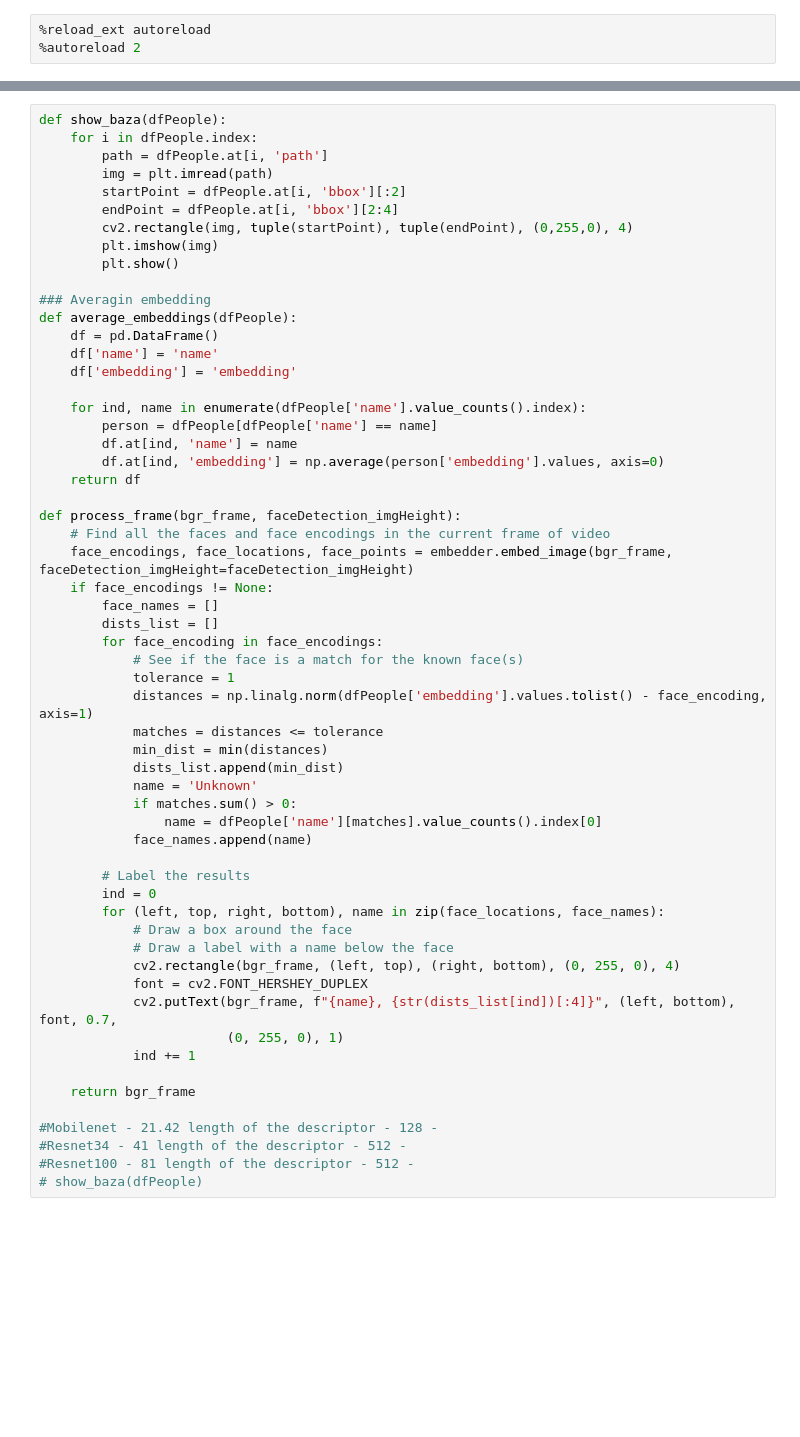
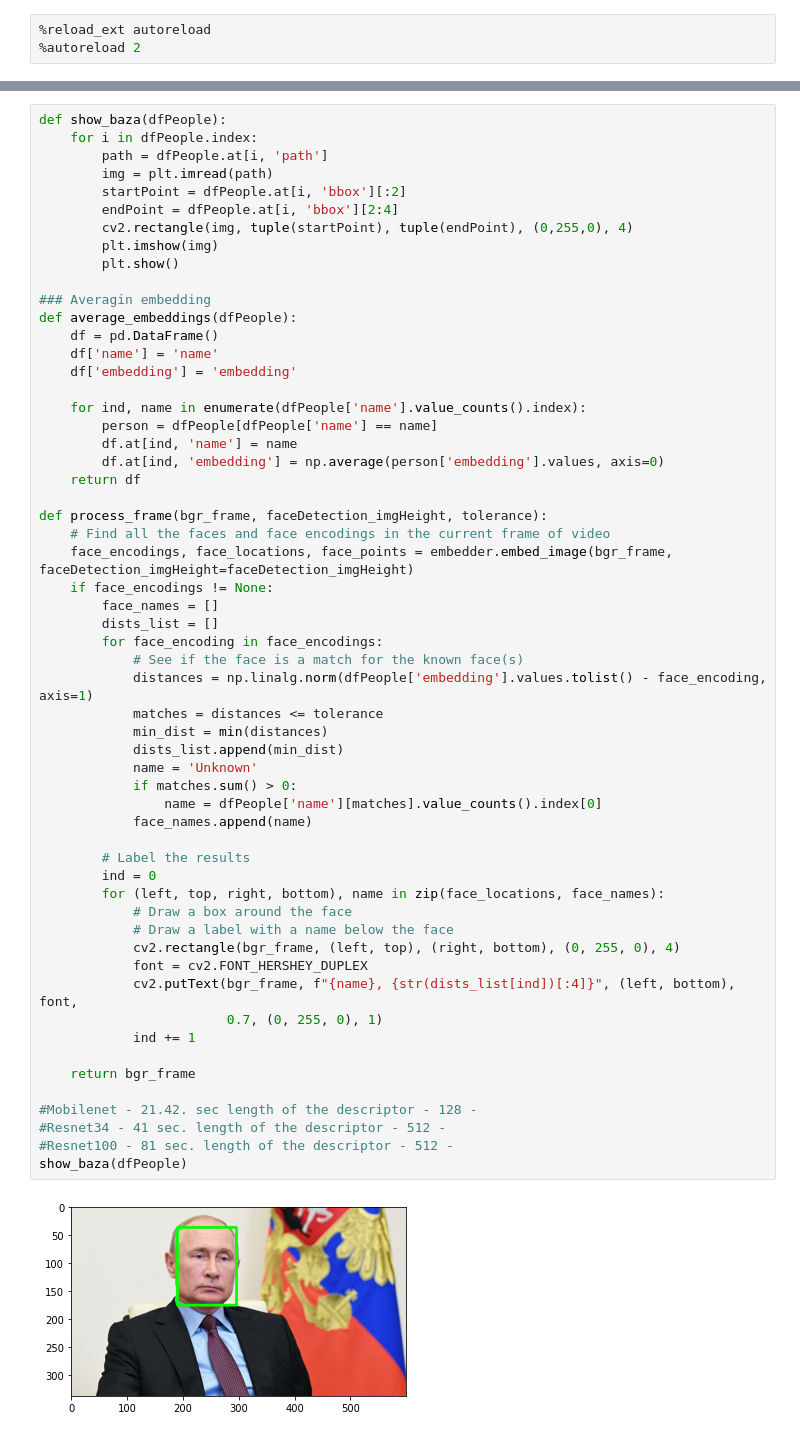
Before and after one commit to NikolayTV/Face-Recognition-app, a Jupyter notebook: WebCam.ipynb, the cells around one changed output, grey strips where cells are left out. Saved outputs shown, nothing was run; the diff lists cells and outputs as text; blank space fills up the shorter version.

```diff
--- a/WebCam.ipynb
+++ b/WebCam.ipynb
@@ -92,38 +93,39 @@ def average_embeddings(dfPeople):
         df.at[ind, 'embedding'] = np.average(person['embedding'].values, axis=0)
     return df
 
-def process_frame(bgr_frame, faceDetection_imgHeight):
+def process_frame(bgr_frame, faceDetection_imgHeight, tolerance):
     # Find all the faces and face encodings in the current frame of video
     face_encodings, face_locations, face_points = embedder.embed_image(bgr_frame, faceDetection_imgHeight=faceDetection_imgHeight)
     if face_encodings != None:
         face_names = []
         dists_list = []
         for face_encoding in face_encodings:
             # See if the face is a match for the known face(s)
-            tolerance = 1
             distances = np.linalg.norm(dfPeople['embedding'].values.tolist() - face_encoding, axis=1)
             matches = distances <= tolerance
             min_dist = min(distances)
             dists_list.append(min_dist)
             name = 'Unknown'
             if matches.sum() > 0:
                 name = dfPeople['name'][matches].value_counts().index[0]
             face_names.append(name)
 
         # Label the results
         ind = 0
         for (left, top, right, bottom), name in zip(face_locations, face_names):
             # Draw a box around the face
             # Draw a label with a name below the face
             cv2.rectangle(bgr_frame, (left, top), (right, bottom), (0, 255, 0), 4)
             font = cv2.FONT_HERSHEY_DUPLEX
-            cv2.putText(bgr_frame, f"{name}, {str(dists_list[ind])[:4]}", (left, bottom), font, 0.7,
-                        (0, 255, 0), 1)
+            cv2.putText(bgr_frame, f"{name}, {str(dists_list[ind])[:4]}", (left, bottom), font,
+                        0.7, (0, 255, 0), 1)
             ind += 1
 
     return bgr_frame
 
-#Mobilenet - 21.42 length of the descriptor - 128 -
-#Resnet34 - 41 length of the descriptor - 512 -
-#Resnet100 - 81 length of the descriptor - 512 -
-# show_baza(dfPeople)
+#Mobilenet - 21.42. sec length of the descriptor - 128 -
+#Resnet34 - 41 sec. length of the descriptor - 512 -
+#Resnet100 - 81 sec. length of the descriptor - 512 -
+show_baza(dfPeople)
+# %% [output]
+[figure, added]
```
Also changed, not shown: parts of 11 cells of this notebook, 7 other files.
